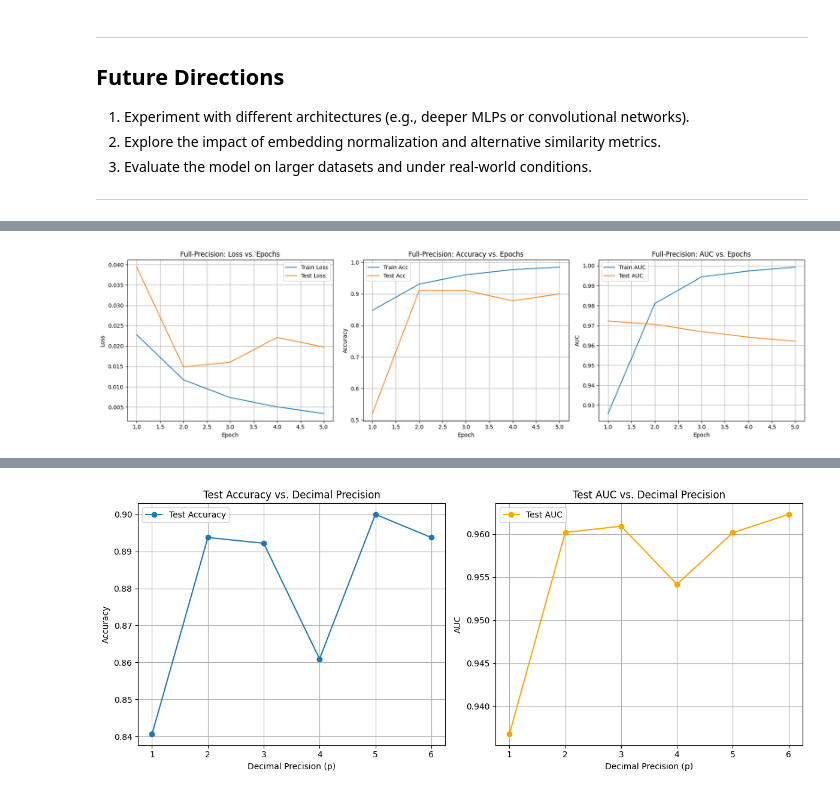
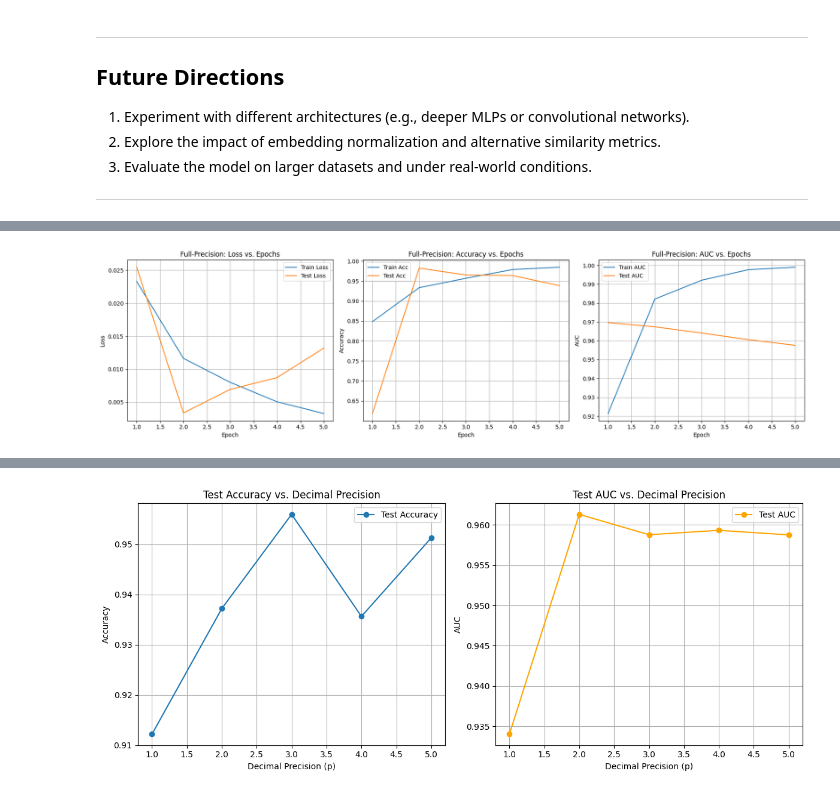
Before and after one commit to RaneemIbra/Secure-Machine-Learning, a Jupyter notebook: FinalA.ipynb, the cells around one changed output, grey strips where cells are left out. Cells and saved outputs as stored; diff of their text form; code cells hidden in the pictures.

```diff
--- a/FinalA.ipynb
+++ b/FinalA.ipynb
@@ -343,8 +343,8 @@ if __name__ == "__main__":
 
     DECIMALS_FULL = None
     print("\n=== Training with Full Precision (no truncation) ===")
-    train_dataset_full = DiffLabelDataset(X_train_pairs, emb_dict_train, decimals=DECIMALS_FULL if DECIMALS_FULL else 6)
-    test_dataset_full = DiffLabelDataset(X_test_pairs, emb_dict_test, decimals=DECIMALS_FULL if DECIMALS_FULL else 6)
+    train_dataset_full = DiffLabelDataset(X_train_pairs, emb_dict_train, decimals=DECIMALS_FULL if DECIMALS_FULL else 5)
+    test_dataset_full = DiffLabelDataset(X_test_pairs, emb_dict_test, decimals=DECIMALS_FULL if DECIMALS_FULL else 5)
 
     pair_mlp_full = PairMLP(input_dim=512, hidden_dims=[256, 128], dropout=0.3)
     EPOCHS = 5
@@ -387,7 +387,7 @@ if __name__ == "__main__":
     plt.show()
 
     print("\n=== Evaluating performance at various decimal precisions ===")
-    precisions = [1, 2, 3, 4, 5, 6]
+    precisions = [1, 2, 3, 4, 5]
 
     results = {
         'decimals': [],
@@ -460,4 +460,4 @@ Epoch [5/5] Train Loss=0.0034, Acc=98.48%, AUC=0.9992 | Test Loss=0.0197, Acc=90
-[figure, old version]
+[figure, new version]
 === Evaluating performance at various decimal precisions ===
 
 --- Training with decimals=1 ---
@@ -478 +478 @@ Epoch [5/5] Train Loss=0.0039, Acc=98.16%, AUC=0.9984 | Test Loss=0.0200, Acc=89
-[figure, old version]
+[figure, new version]
```
Also changed, not shown: parts of 1 cell of this notebook, 2 other files.
